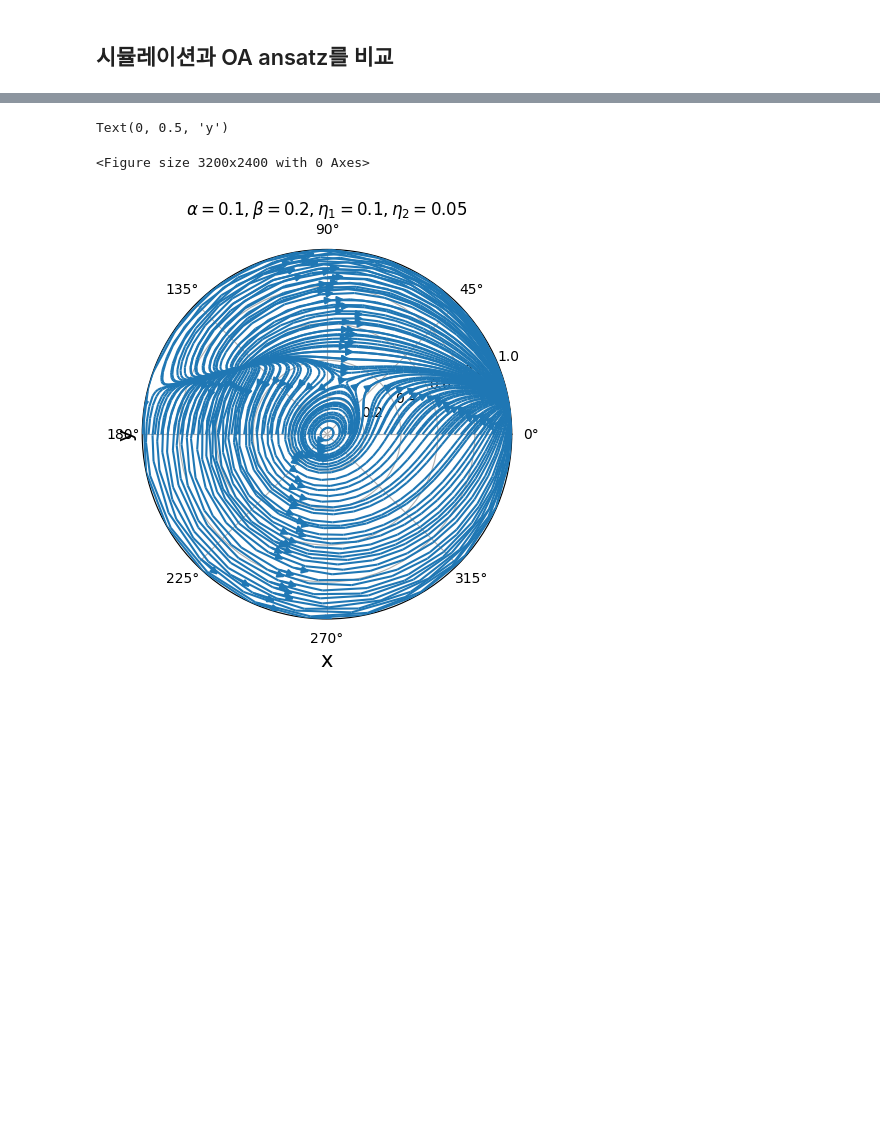
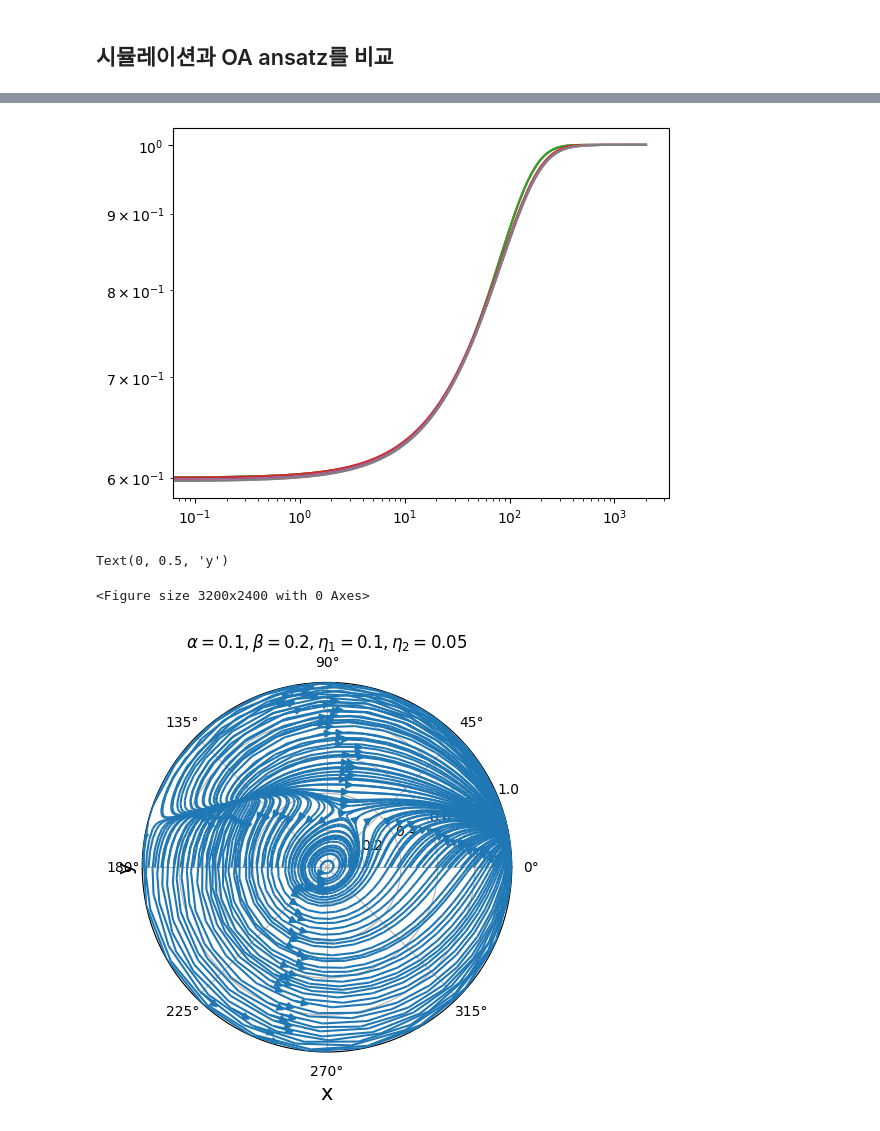
Before and after one commit to Gug-Young/Active_Rotator, a Jupyter notebook: 240816 Check with MF.ipynb, the cells around one changed output, grey strips where cells are left out. Cells and saved outputs as stored; diff of their text form; code cells hidden in the pictures; blank space fills up the shorter version.

```diff
--- a/240816 Check with MF.ipynb
+++ b/240816 Check with MF.ipynb
@@ -123,3 +317,14 @@ plt.plot(t,Q2s)
+# %%
+plt.plot(t,R1**2)
+plt.plot(t,R2**2)
+plt.plot(t,Q2s)
+plt.loglog()
+
+for N in [500,1000,2000,5000,10000]:
+    plt.plot(t,Q2_S[N])
+# plt.plot(t,Q2_S)
+# %% [output]
+[figure, added]
 # %%
 # beta = 0.7
 # alpha = 1.2
```
Also changed, not shown: parts of 12 cells of this notebook, 1 other file.
